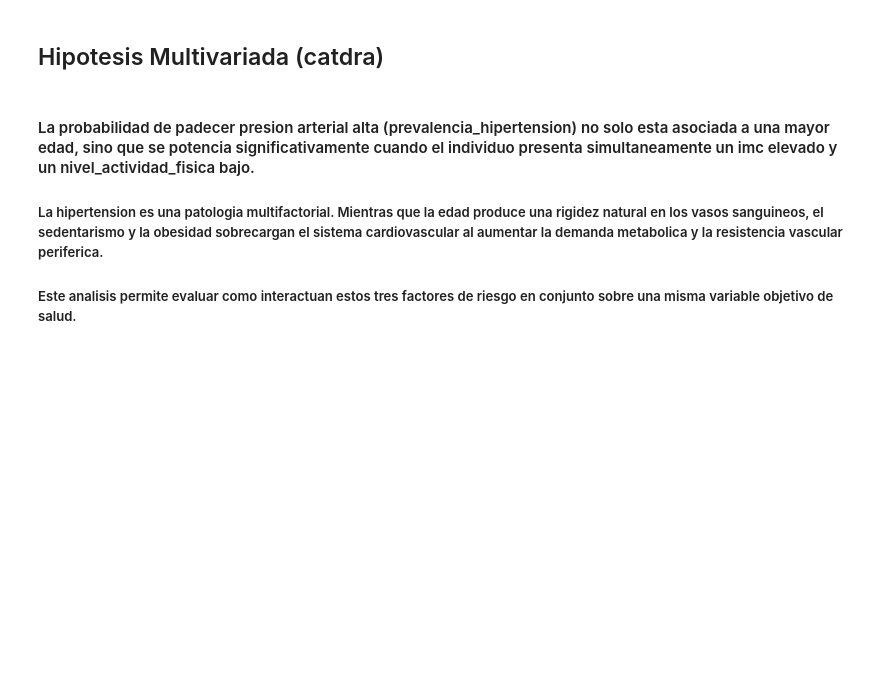
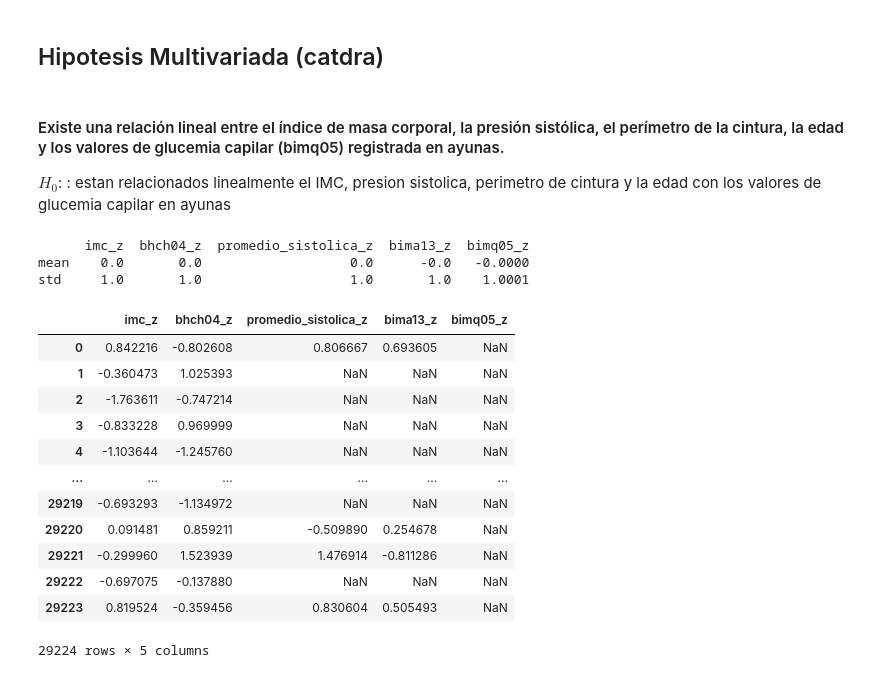
Before and after one commit to Franruaben11/fundamentos-enfr, a Jupyter notebook: analisis_enfr.ipynb, the cells around one changed output. Saved outputs shown, nothing was run; the diff lists cells and outputs as text; code cells hidden in the pictures; blank space fills up the shorter version.

```diff
--- a/analisis_enfr.ipynb
+++ b/analisis_enfr.ipynb
@@ -890,8 +992,42 @@ Por lo tanto, **la hipotesis se valida**: el IMC es significativamente mas alto
 # %% [markdown]
 ## Hipotesis Multivariada (catdra)
 # %% [markdown]
-#### La probabilidad de padecer presion arterial alta (prevalencia_hipertension) no solo esta asociada a una mayor edad, sino que se potencia significativamente cuando el individuo presenta simultaneamente un imc elevado y un nivel_actividad_fisica bajo.
+#### Existe una relación lineal entre el índice de masa corporal, la presión sistólica, el perímetro de la cintura, la edad y los valores de glucemia capilar (bimq05) registrada en ayunas.
 
-##### La hipertension es una patologia multifactorial. Mientras que la edad produce una rigidez natural en los vasos sanguineos, el sedentarismo y la obesidad sobrecargan el sistema cardiovascular al aumentar la demanda metabolica y la resistencia vascular periferica.
-
-##### Este analisis permite evaluar como interactuan estos tres factores de riesgo en conjunto sobre una misma variable objetivo de salud.
+$H_0$: : estan relacionados linealmente el IMC, presion sistolica, perimetro de cintura y la edad con los valores de glucemia capilar en ayunas
+# %%
+#Estandarizamos para que todas pesen lo mismo en el analisis
+
+cols_estandarizar = ["imc", "bhch04", "promedio_sistolica", "bima13", "bimq05"]
+
+# Asegura tipo numérico (valores no convertibles pasan a NaN)
+df_crudo[cols_estandarizar] = df_crudo[cols_estandarizar].apply(pd.to_numeric, errors="coerce")
+
+# Estandarización z-score: (x - media) / desvío estándar
+df_crudo[[f"{c}_z" for c in cols_estandarizar]] = (
+    df_crudo[cols_estandarizar] - df_crudo[cols_estandarizar].mean()
+) / df_crudo[cols_estandarizar].std(ddof=0)
+
+# Chequeo rápido (debería dar medias ~0 y desvíos ~1)
+print(df_crudo[[f"{c}_z" for c in cols_estandarizar]].agg(["mean", "std"]).round(4))
+# %% [output]
+      imc_z  bhch04_z  promedio_sistolica_z  bima13_z  bimq05_z
+mean    0.0       0.0                   0.0      -0.0   -0.0000
+std     1.0       1.0                   1.0       1.0    1.0001
+# %%
+cols_estandarizar_z = ["imc_z", "bhch04_z", "promedio_sistolica_z", "bima13_z", "bimq05_z"]
+df_crudo[cols_estandarizar_z]
+# %% [output]
+|  | imc_z | bhch04_z | promedio_sistolica_z | bima13_z | bimq05_z |
+| 0 | 0.842216 | -0.802608 | 0.806667 | 0.693605 | NaN |
+| 1 | -0.360473 | 1.025393 | NaN | NaN | NaN |
+| 2 | -1.763611 | -0.747214 | NaN | NaN | NaN |
+| 3 | -0.833228 | 0.969999 | NaN | NaN | NaN |
+| 4 | -1.103644 | -1.245760 | NaN | NaN | NaN |
+| ... | ... | ... | ... | ... | ... |
+| 29219 | -0.693293 | -1.134972 | NaN | NaN | NaN |
+| 29220 | 0.091481 | 0.859211 | -0.509890 | 0.254678 | NaN |
+| 29221 | -0.299960 | 1.523939 | 1.476914 | -0.811286 | NaN |
+| 29222 | -0.697075 | -0.137880 | NaN | NaN | NaN |
+| 29223 | 0.819524 | -0.359456 | 0.830604 | 0.505493 | NaN |
+29224 rows × 5 columns
```
Also changed, not shown: parts of 8 cells of this notebook, 1 other file.
